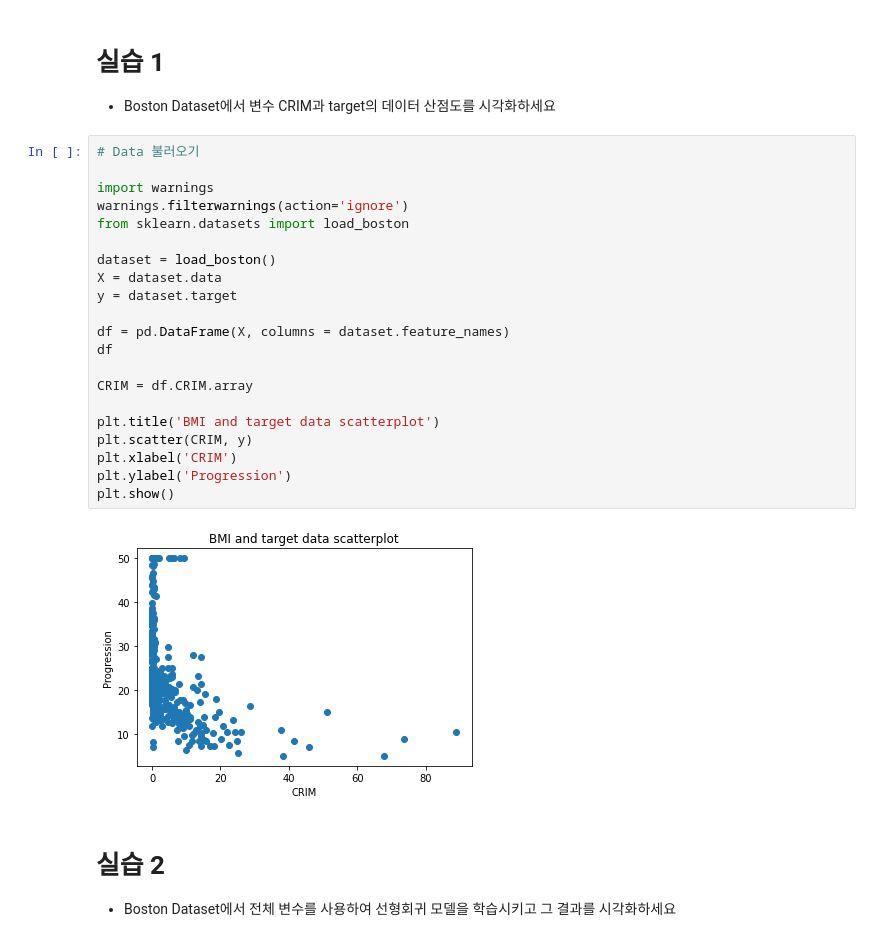
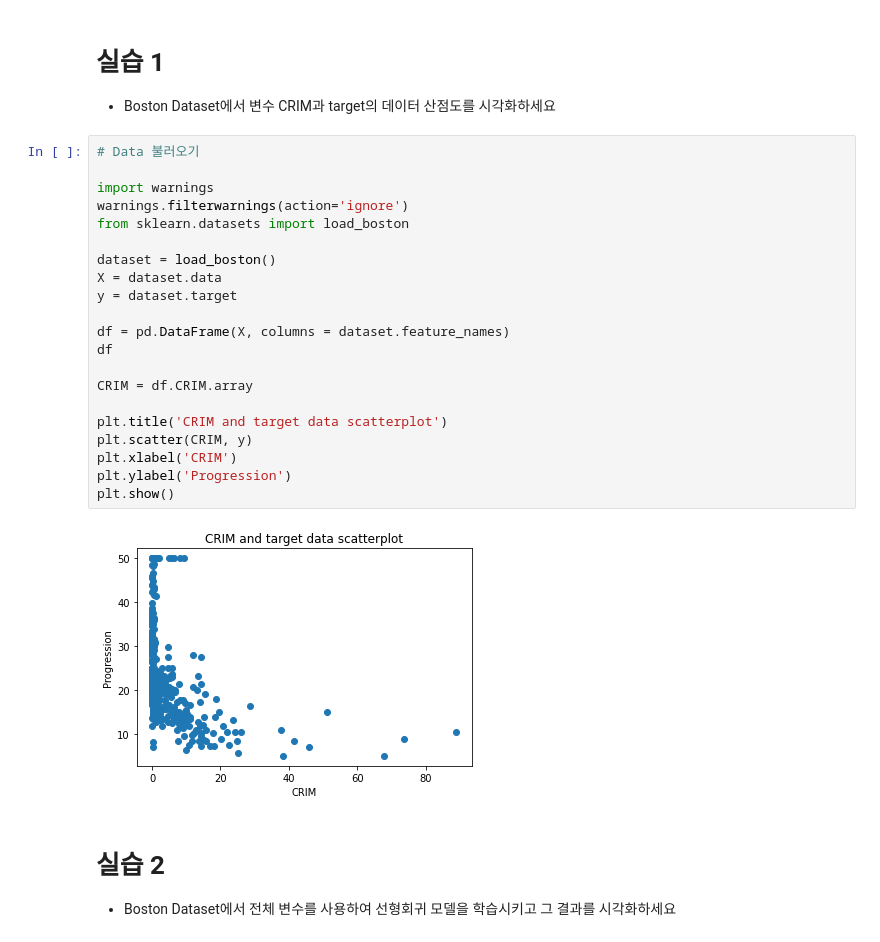
Before and after one commit to Felix-Silas/ML-class, a Jupyter notebook: 머신러닝_실습_3장_선형회귀분석_2018112462_유근태.ipynb, the cells around one changed output. Drawn from its saved outputs; the diff is of its cells as text.

```diff
--- a/머신러닝_실습_3장_선형회귀분석_2018112462_유근태.ipynb
+++ b/머신러닝_실습_3장_선형회귀분석_2018112462_유근태.ipynb
@@ -190,26 +190,26 @@ plt.show()
 # %%
 # Data 불러오기
 
 import warnings
 warnings.filterwarnings(action='ignore')
 from sklearn.datasets import load_boston
 
 dataset = load_boston()
 X = dataset.data
 y = dataset.target
 
 df = pd.DataFrame(X, columns = dataset.feature_names)
 df
 
 CRIM = df.CRIM.array
 
-plt.title('BMI and target data scatterplot')
+plt.title('CRIM and target data scatterplot')
 plt.scatter(CRIM, y)
 plt.xlabel('CRIM')
 plt.ylabel('Progression')
 plt.show()
 # %% [output]
-[figure, old version]
+[figure, new version]
 # %% [markdown]
 # **실습 2**
 - Boston Dataset에서 전체 변수를 사용하여 선형회귀 모델을 학습시키고 그 결과를 시각화하세요
```
Also changed, not shown: parts of 1 cell of this notebook.
